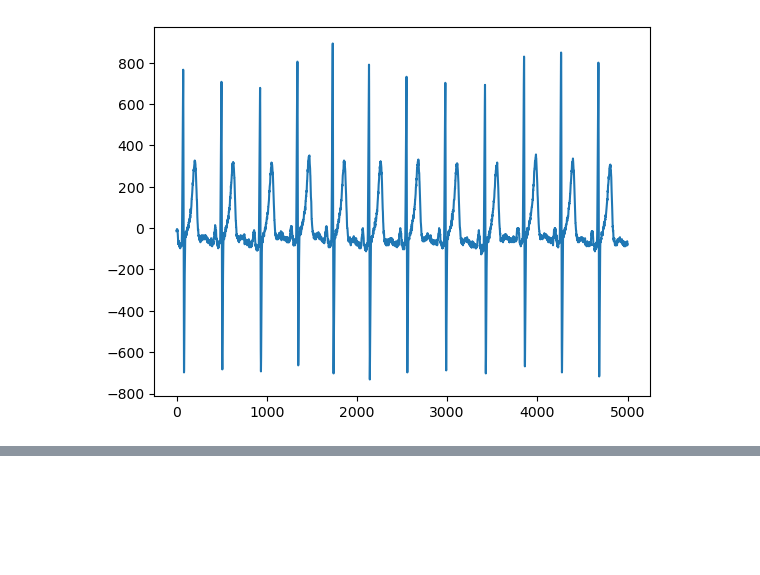
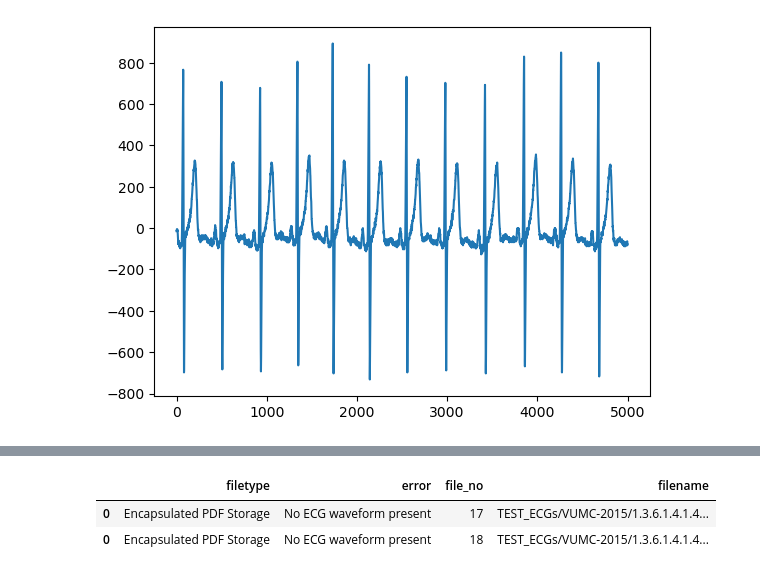
Before and after one commit to StephanvdZwaard/ECG-from-DICOM, a Jupyter notebook: read_ECG_DICOM.ipynb, the cells around one changed output, grey strips where cells are left out. Cells and saved outputs as stored; diff of their text form; code cells hidden in the pictures; blank space fills up the shorter version.

```diff
--- a/read_ECG_DICOM.ipynb
+++ b/read_ECG_DICOM.ipynb
@@ -174,0 +580,6 @@ plt.plot(dicom["Waveforms"]["V5"])
+# %%
+error_dicom
+# %% [output]
+|  | filetype | error | file_no | filename |
+| 0 | Encapsulated PDF Storage | No ECG waveform present | 17 | TEST_ECGs/VUMC-2015/1.3.6.1.4.1.4... |
+| 0 | Encapsulated PDF Storage | No ECG waveform present | 18 | TEST_ECGs/VUMC-2015/1.3.6.1.4.1.4... |
```
Also changed, not shown: parts of 31 cells of this notebook.
